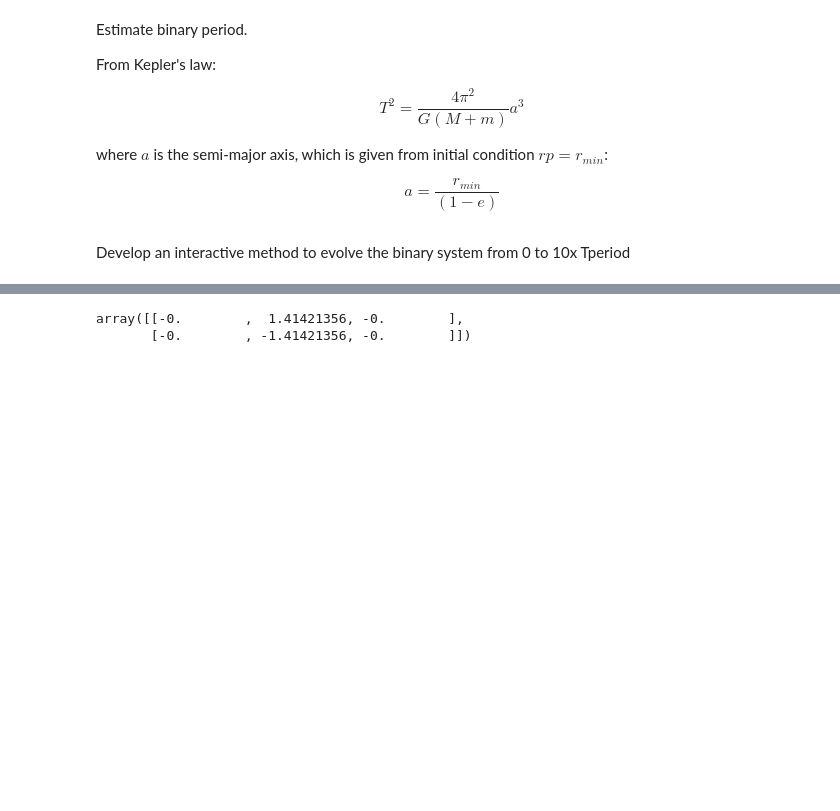
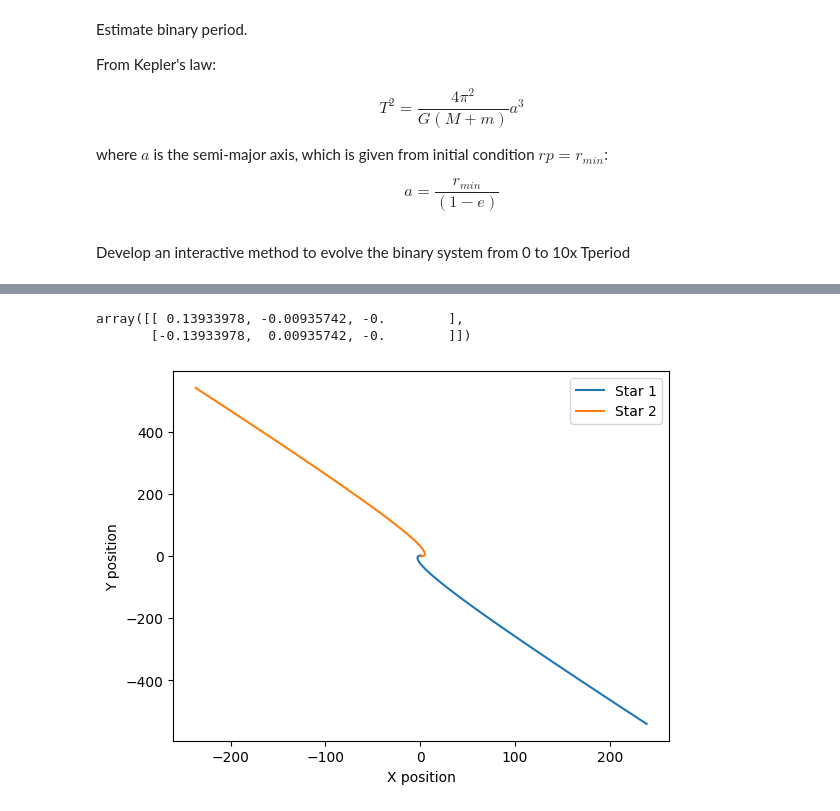
Before and after one commit to Berto70/pod_compastro23, a Jupyter notebook: assignment3/circular_orbit.ipynb, the cells around one changed output, grey strips where cells are left out. Cells and saved outputs as stored; diff of their text form; code cells hidden in the pictures; blank space fills up the shorter version.

```diff
--- a/assignment3/circular_orbit.ipynb
+++ b/assignment3/circular_orbit.ipynb
@@ -10,7 +10,7 @@ import numpy as np
 # %%
 mass1 = 1.0
 mass2 = 1.0
-rp = 1.0
+rp = 2.0
 e = 0.0
 
 particles = ic_two_body(mass1, mass2, rp, e)
@@ -99,8 +104,8 @@ acc, jerk, pot = dyn.acceleration_direct_vectorized(particles, softening=0.1)
 # %%
 jerk
 # %% [output]
-array([[-0.        ,  1.41421356, -0.        ],
-       [-0.        , -1.41421356, -0.        ]])
+array([[ 0.13933978, -0.00935742, -0.        ],
+       [-0.13933978,  0.00935742, -0.        ]])
 # %%
 # Does Hermite work?
 tstep=0.01
@@ -136,3 +141,26 @@ for _ in range(int(total_time/tstep)):
 acc_h = acc_h.reshape(int(total_time/tstep), 2, 3)
 pos_h = pos_h.reshape(int(total_time/tstep), 2, 3)
 vel_h = vel_h.reshape(int(total_time/tstep), 2, 3)
+# %%
+
+# Get the x and y coordinates of the first star
+x_star1 = pos_h[:, 0, 0]
+y_star1 = pos_h[:, 0, 1]
+
+# Get the x and y coordinates of the second star
+x_star2 = pos_h[:, 1, 0]
+y_star2 = pos_h[:, 1, 1]
+
+# Plot the positions of the stars
+plt.plot(x_star1, y_star1, label="Star 1")
+plt.plot(x_star2, y_star2, label="Star 2")
+
+# Add labels and legend
+plt.xlabel("X position")
+plt.ylabel("Y position")
+plt.legend()
+
+# Show the plot
+plt.show()
+# %% [output]
+[figure, added]
```
Also changed, not shown: parts of 5 cells of this notebook.
